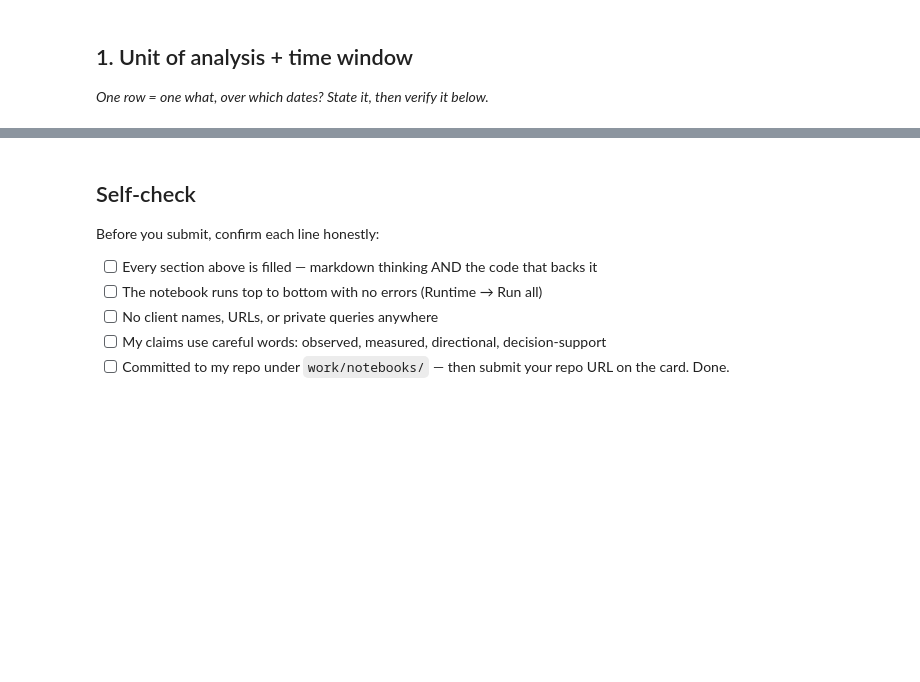
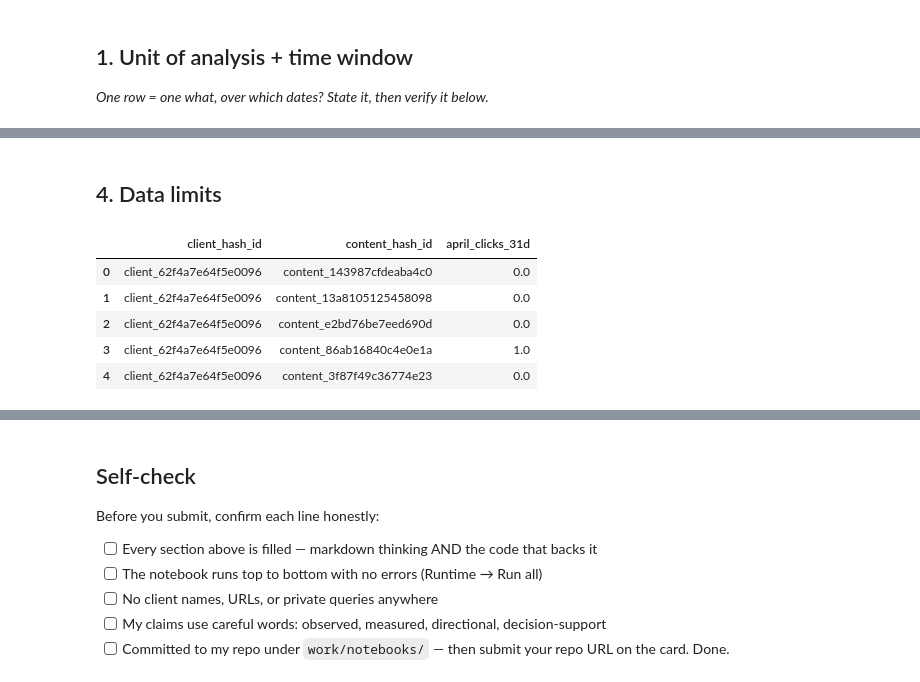
Before and after one commit to Makayla-Kelly/flyrank-ml-internship, a Jupyter notebook: work/notebooks/w03_data_contract.ipynb, the cells around one changed output, grey strips where cells are left out. Drawn from its saved outputs; the diff is of its cells as text; code cells hidden in the pictures; blank space fills up the shorter version.

```diff
--- a/work/notebooks/w03_data_contract.ipynb
+++ b/work/notebooks/w03_data_contract.ipynb
@@ -8,0 +3,29 @@ This skeleton is yours to fill. Work the sections **in order** — each one has
+# %%
+!pip -q install -U duckdb huggingface_hub
+
+from google.colab import userdata
+import duckdb
+
+HF_TOKEN = userdata.get("HF_TOKEN")
+
+con = duckdb.connect()
+con.execute("SET enable_progress_bar = false")
+
+# Keep the token out of visible SQL/code
+con.execute("SET VARIABLE hf_token = ?", [HF_TOKEN])
+con.execute("""
+CREATE OR REPLACE SECRET hf (
+    TYPE huggingface,
+    TOKEN getvariable('hf_token')
+)
+""")
+
+REL = "hf://datasets/FlyRank/internship-warehouse"
+FACT = f"{REL}/fact_content_daily_performance"
+
+MAR = f"read_parquet('{FACT}/month=2026-03/*.parquet')"
+DIM = f"read_parquet('{REL}/dim_content.parquet')"
+CLI = f"read_parquet('{REL}/dim_clients.parquet')"
+
+print(" Connected to FlyRank warehouse")
+print("Development month: March 2026")
@@ -36,0 +206,25 @@ This skeleton is yours to fill. Work the sections **in order** — each one has
+# %%
+APR = f"read_parquet('{FACT}/month=2026-04/*.parquet')"
+# %% [markdown]
+## 4. Data limits
+# %%
+april_outcomes = con.sql(f"""
+SELECT
+    client_hash_id,
+    content_hash_id,
+    SUM(gsc_clicks) AS april_clicks_31d
+FROM {APR}
+WHERE gsc_data_available IS TRUE
+GROUP BY
+    client_hash_id,
+    content_hash_id
+""").df()
+
+april_outcomes.head()
+# %% [output]
+|  | client_hash_id | content_hash_id | april_clicks_31d |
+| 0 | client_62f4a7e64f5e0096 | content_143987cfdeaba4c0 | 0.0 |
+| 1 | client_62f4a7e64f5e0096 | content_13a8105125458098 | 0.0 |
+| 2 | client_62f4a7e64f5e0096 | content_e2bd76be7eed690d | 0.0 |
+| 3 | client_62f4a7e64f5e0096 | content_86ab16840c4e0e1a | 1.0 |
+| 4 | client_62f4a7e64f5e0096 | content_3f87f49c36774e23 | 0.0 |
```
Also changed, not shown: parts of 30 cells of this notebook.
